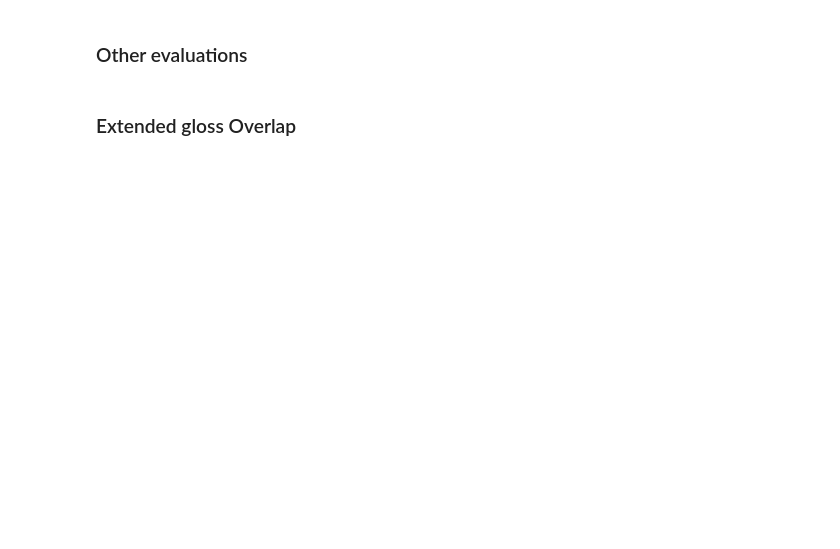
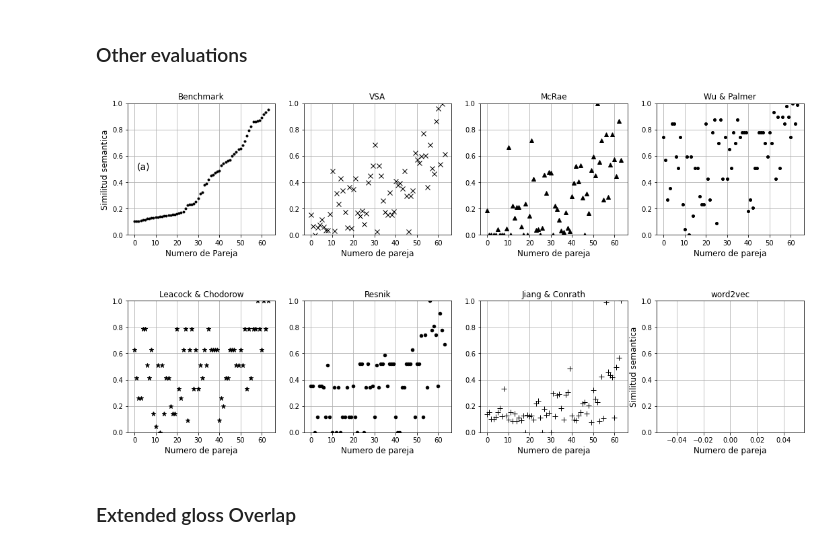
Before and after one commit to jobquiroz/VSA_concepts, a Jupyter notebook: Code/VSA-Experiments.ipynb, the cells around one changed output. Saved outputs shown, nothing was run; the diff lists cells and outputs as text; code cells hidden in the pictures; blank space fills up the shorter version.

```diff
--- a/Code/VSA-Experiments.ipynb
+++ b/Code/VSA-Experiments.ipynb
@@ -131,28 +155,28 @@ wor2vec = map(lambda x: 1-x, wor2vec)
 # %%
 # 1) Obtain "human list", it can be the average responses or an specific one
-Hum_sim =  ListofPairs( )  #or Q + #0-30
+Hum_sim =  list(ListofPairs()) #or Q + #0-30
 
 # 2) Obtain list of ordered concepts (keys)
-keys = map(lambda x: PConcepts.index(x), Hum_sim[0])
+keys = list( map(lambda x: list(PConcepts).index(x), Hum_sim[0]))
 
 # 3) Create a list of distances according to each metric by consulting the appropiate dictionary
 HD_simm = [Dict_HD[x] for x in keys]
-HD_sim = map(lambda x: (x - min(HD_simm)) / (max(HD_simm) - min(HD_simm)), HD_simm)
+HD_sim = list( map(lambda x: (x - min(HD_simm)) / (max(HD_simm) - min(HD_simm)), HD_simm) )
 
 McRae_simm = [Dict_McRae[x] for x in keys]
-McRae_sim = map(lambda x: (x - min(McRae_simm)) / (max(McRae_simm) - min(McRae_simm)), McRae_simm)
+McRae_sim = list( map(lambda x: (x - min(McRae_simm)) / (max(McRae_simm) - min(McRae_simm)), McRae_simm) )
 
 wup_simm = [Dict_wup[x] for x in keys]
-wup_sim = map(lambda x: (x - min(wup_simm)) / (max(wup_simm) - min(wup_simm)), wup_simm)
+wup_sim = list ( map(lambda x: (x - min(wup_simm)) / (max(wup_simm) - min(wup_simm)), wup_simm) )
 
 lch_simm = [Dict_lch[x] / 2.944 for x in keys]
-lch_sim = map(lambda x: (x - min(lch_simm)) / (max(lch_simm) - min(lch_simm)), lch_simm)
+lch_sim = list( map(lambda x: (x - min(lch_simm)) / (max(lch_simm) - min(lch_simm)), lch_simm)  )
 
 res_simm = [Dict_res[x] / 10.574 for x in keys] # / max
-res_sim = map(lambda x: (x - min(res_simm)) / (max(res_simm) - min(res_simm)), res_simm)
+res_sim = list( map(lambda x: (x - min(res_simm)) / (max(res_simm) - min(res_simm)), res_simm) )
 
 jcn_simm = [Dict_jcn[x] for x in keys]
-jcn_sim = map(lambda x: (x - min(jcn_simm)) / (max(jcn_simm) - min(jcn_simm)), jcn_simm)
+jcn_sim = list ( map(lambda x: (x - min(jcn_simm)) / (max(jcn_simm) - min(jcn_simm)), jcn_simm) )
 
 EGO_simm = [Dict_GlossOverlap[x] for x in keys]
 EGO_sim  = [x if x < 40 else 40 for x in EGO_simm]
@@ -162,6 +186,6 @@ correlations = [['HDC', spearmanr(Hum_sim[1], HD_sim)[0]], ['McRae', spearmanr(H
                 ['wup', spearmanr(Hum_sim[1], wup_sim)[0]], ['lch', spearmanr(Hum_sim[1], lch_sim)[0]],
                 ['res', spearmanr(Hum_sim[1], res_sim)[0]], ['jcn', spearmanr(Hum_sim[1], jcn_sim)[0]],
                 ['Gloss', spearmanr(Hum_sim[1], EGO_sim)[0]], ['Faith', spearmanr(Hum_sim[1], Faith_rel)[0]],
-                ['word2vec', spearmanr(Hum_sim[1],wor2vec)[0]]]
+                ['word2vec', spearmanr(Hum_sim[1],list(wor2vec))[0]]]
 
 print(correlations)
@@ -237,34 +265,36 @@ plt.ylim(0,1)
 plt.grid(True)
 
 # Resnick
 plt.subplot(246)
 plt.plot(res_sim, color='k', linestyle='None', marker='.', markersize=9, linewidth=1 )
 plt.title('Resnik', fontsize=f_size)
 plt.xlabel('Numero de pareja', fontsize=f_size)
 #plt.ylabel('Similitud semantica', fontsize=f_size)
 plt.ylim(0,1)
 plt.grid(True)
 
 #JnC
 plt.subplot(247)
 plt.plot(jcn_sim, color='k', linestyle='None', marker='+', markersize=8, linewidth=1 )
 plt.title('Jiang & Conrath', fontsize=f_size)
 plt.xlabel('Numero de pareja', fontsize=f_size)
 #plt.ylabel('Similitud semantica', fontsize=f_size)
 plt.ylim(0,1)
 plt.grid(True)
 
 # word2vec
 plt.subplot(248)
-plt.plot(wor2vec, color='k', linestyle='None', marker='.', markersize=7, linewidth=1 )
+plt.plot(list(wor2vec), color='k', linestyle='None', marker='.', markersize=7, linewidth=1 )
 plt.title('word2vec', fontsize=f_size)
 plt.xlabel('Numero de pareja', fontsize=f_size)
 plt.ylabel('Similitud semantica', fontsize=f_size)
 plt.ylim(0,1)
 plt.grid(True)
 
 
 plt.savefig('SubPlots.png', dpi=500)
+# %% [output]
+[figure, added]
 # %% [markdown]
 ### Extended gloss Overlap
 # %%
```
Also changed, not shown: parts of 8 cells of this notebook, 4 other files.
